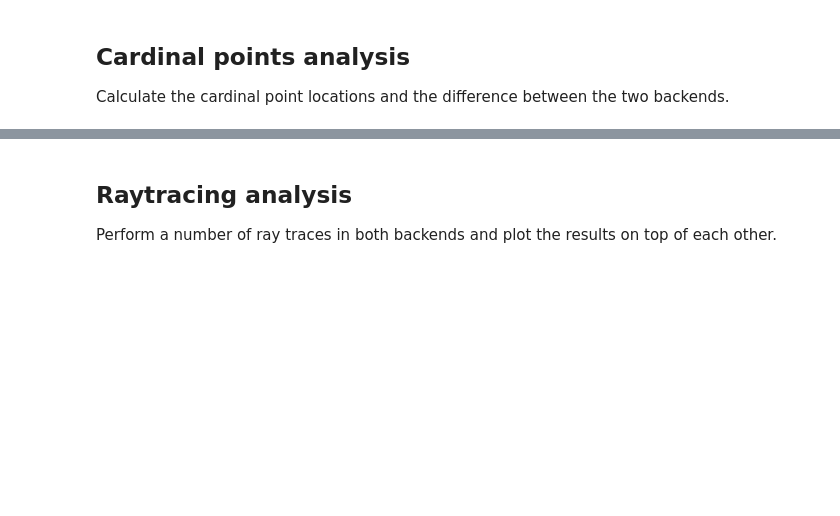
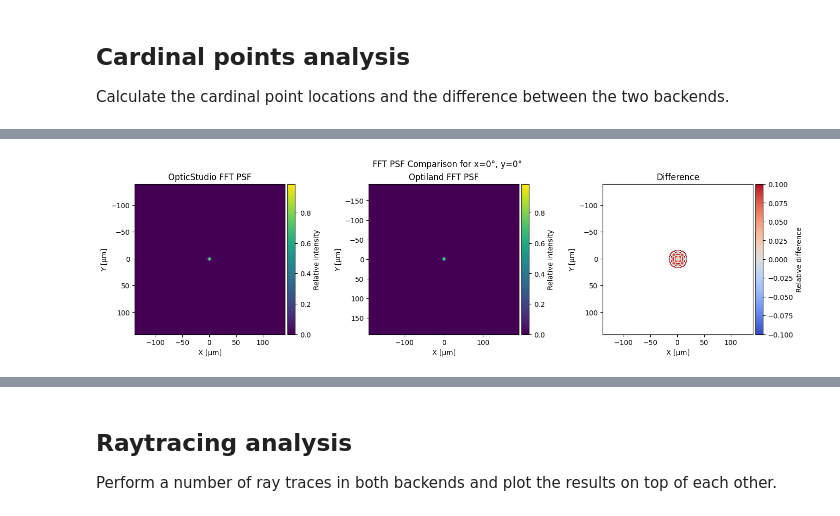
Before and after one commit to MREYE-LUMC/visisipy, a Jupyter notebook: docs/examples/Backend comparison/backend_comparison.ipynb, the cells around one changed output, grey strips where cells are left out. Drawn from its saved outputs; the diff is of its cells as text; code cells hidden in the pictures; blank space fills up the shorter version.

```diff
--- a/docs/examples/Backend comparison/backend_comparison.ipynb
+++ b/docs/examples/Backend comparison/backend_comparison.ipynb
@@ -85,0 +153,4 @@ cardinal_points_comparison
+# %%
+compare_fft_psfs(model, field=(0, 0))
+# %% [output]
+[figure, added]
```
Also changed, not shown: parts of 6 cells of this notebook, 13 other files.
